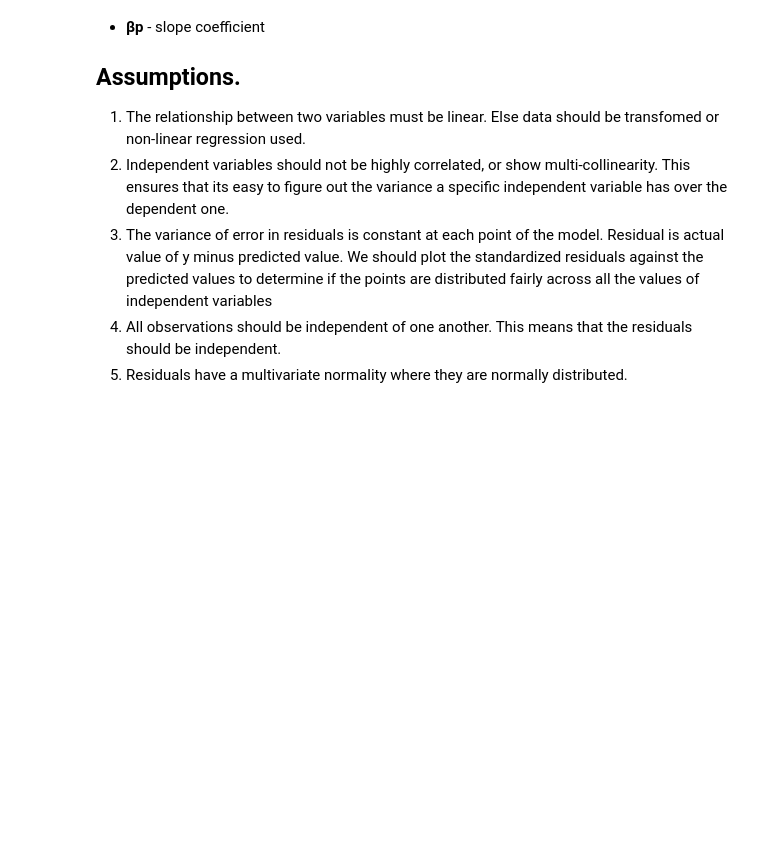
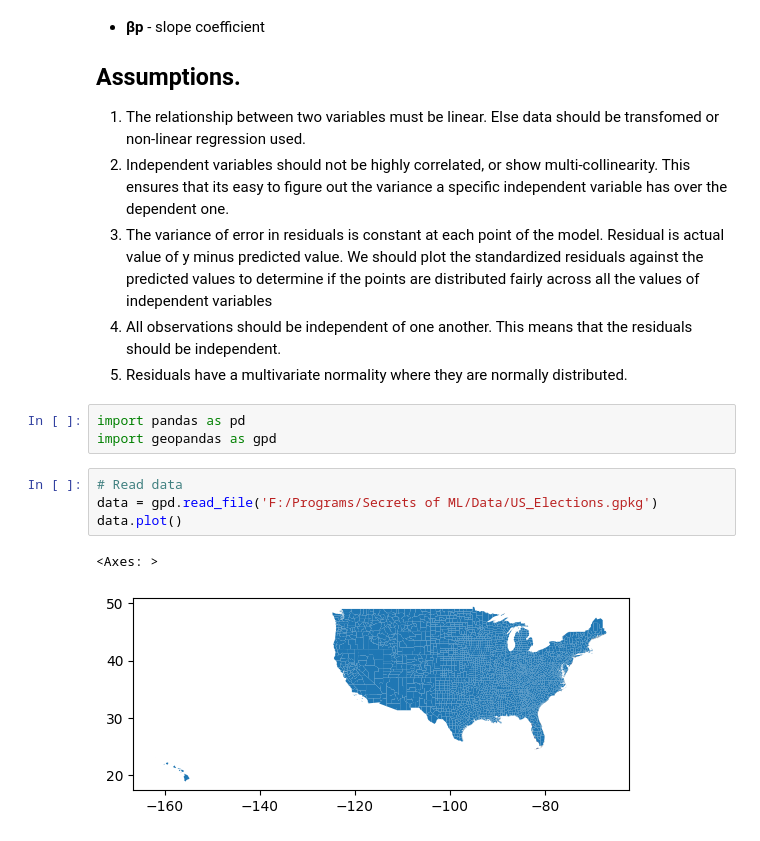
Before and after one commit to kechcole/Machine-Learning, a Jupyter notebook: Notebook/2.Multiple Linear Regression.ipynb, the cells around one changed output. Saved outputs shown, nothing was run; the diff lists cells and outputs as text; blank space fills up the shorter version.

```diff
--- a/Notebook/2.Multiple Linear Regression.ipynb
+++ b/Notebook/2.Multiple Linear Regression.ipynb
@@ -23,3 +23,13 @@ Where :
 3. The variance of error in residuals is constant at each point of the model. Residual is actual value of y minus predicted value. We should plot the standardized residuals against the predicted values to determine if the points are distributed fairly across all the values of independent variables
 4. All observations should be independent of one another. This means that the residuals should be independent.
 5. Residuals have a multivariate normality where they are normally distributed.
+# %%
+import pandas as pd
+import geopandas as gpd
+# %%
+# Read data
+data = gpd.read_file('F:/Programs/Secrets of ML/Data/US_Elections.gpkg')
+data.plot()
+# %% [output]
+<Axes: >
+[figure, added]
```
Also changed, not shown: parts of 1 cell of this notebook.
